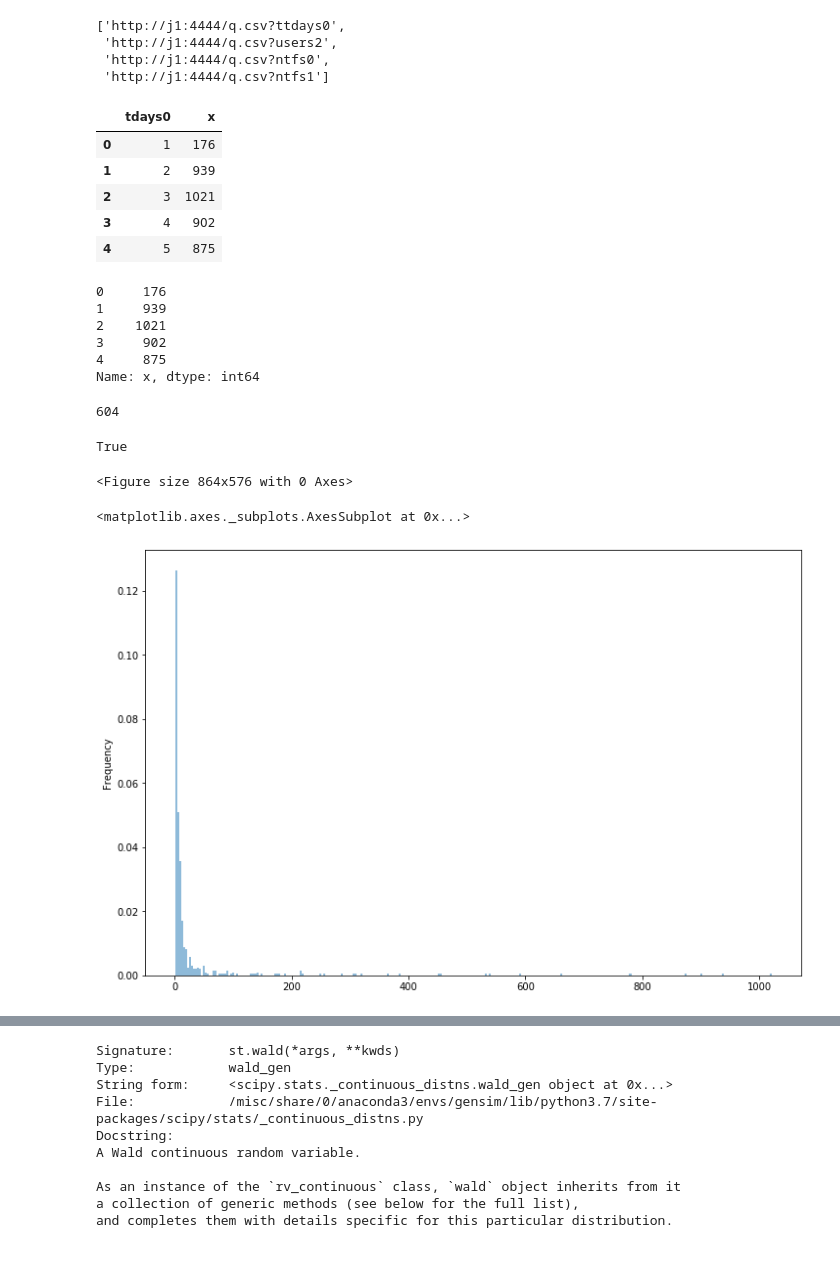
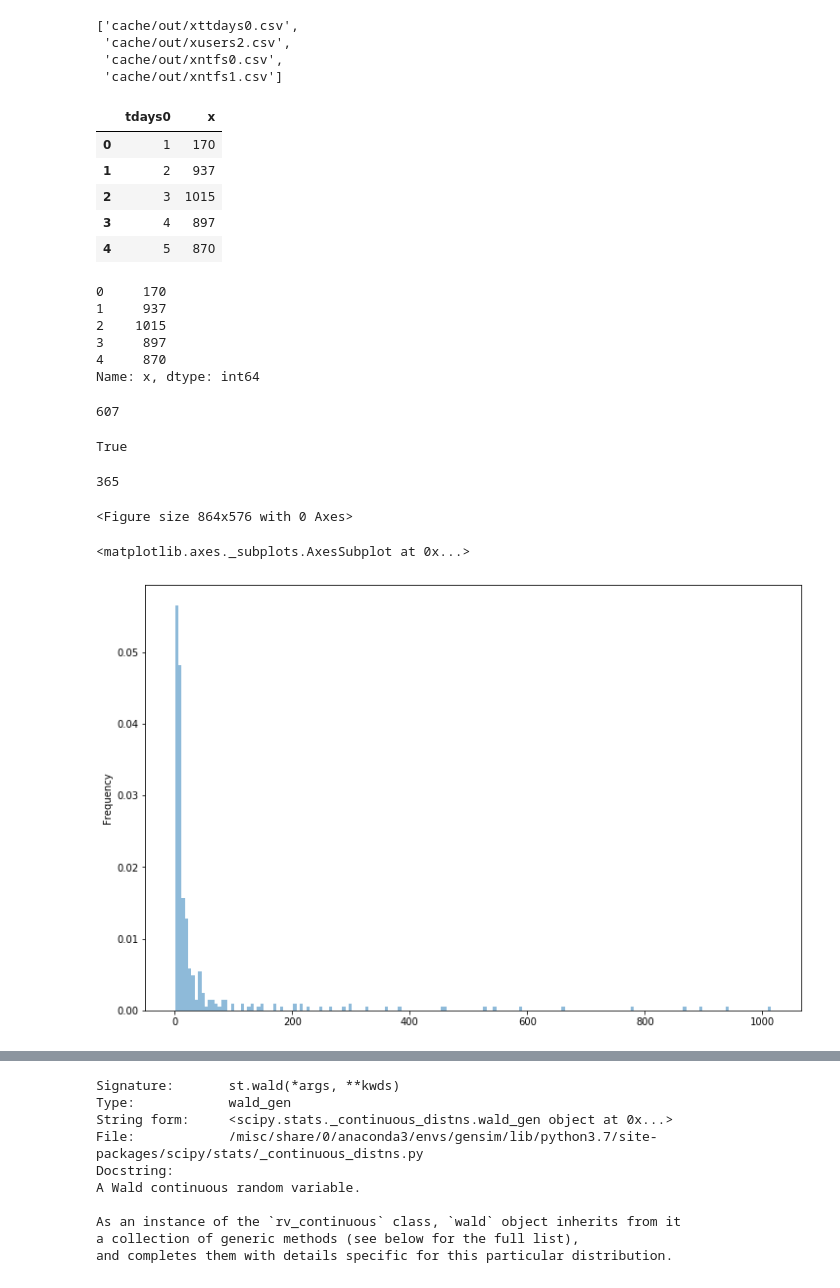
Before and after one commit to eepgwde/pyeg0, a Jupyter notebook: rvlt0/anal1.ipynb, the cells around one changed output, grey strips where cells are left out. Cells and saved outputs as stored; diff of their text form; code cells hidden in the pictures.

```diff
--- a/rvlt0/anal1.ipynb
+++ b/rvlt0/anal1.ipynb
@@ -36,40 +40,46 @@ InteractiveShell.ast_node_interactivity = "all"
 # Tables to fetch from q/kdb+
 tbls = ("ttdays0", "users2", "ntfs0", "ntfs1" )
 # %%
-# URL build function
+# URL build function if fetching live data
 urlf = lambda x: str.format("http://j1:4444/q.csv?{}", x)
+# Or from the CSVs
+urlf = lambda x: str.format("cache/out/x{}.csv", x)
 # %%
 # List for Excel - use text import and pass the URL as the filename (don't use web import)
 [ urlf(x) for x in tbls]
 # %% [output]
-['http://j1:4444/q.csv?ttdays0',
- 'http://j1:4444/q.csv?users2',
- 'http://j1:4444/q.csv?ntfs0',
- 'http://j1:4444/q.csv?ntfs1']
+['cache/out/xttdays0.csv',
+ 'cache/out/xusers2.csv',
+ 'cache/out/xntfs0.csv',
+ 'cache/out/xntfs1.csv']
 # %%
-# Try and fit tdays0 to a distribution
+# Fetch from source. Some checks and a clip
 c = pd.read_csv(urlf(tbls[0]))
 c.head()
 data = pd.Series(c['x'], index=c['tdays0'])
 data = pd.Series(c['x'])
 data.head()
 len(data)
 all(data > 0.5)
+# Trim some to get better stats.
+data = data[0:365]
+len(data)
 # %% [output]
 |  | tdays0 | x |
-| 0 | 1 | 176 |
-| 1 | 2 | 939 |
-| 2 | 3 | 1021 |
-| 3 | 4 | 902 |
-| 4 | 5 | 875 |
+| 0 | 1 | 170 |
+| 1 | 2 | 937 |
+| 2 | 3 | 1015 |
+| 3 | 4 | 897 |
+| 4 | 5 | 870 |
-0     176
-1     939
-2    1021
-3     902
-4     875
+0     170
+1     937
+2    1015
+3     897
+4     870
 Name: x, dtype: int64
-604
+607
 True
+365
 # %%
 # Plot for comparison
 bins=math.floor(len(data)/2)
@@ -79,4 +89,4 @@ data.plot(kind='hist', bins=bins, density=True, alpha=0.5)
 # %% [output]
 <Figure size 864x576 with 0 Axes>
 <matplotlib.axes._subplots.AxesSubplot at 0x...>
-[figure, old version]
+[figure, new version]
```
Also changed, not shown: parts of 9 cells of this notebook, 4 other files.
